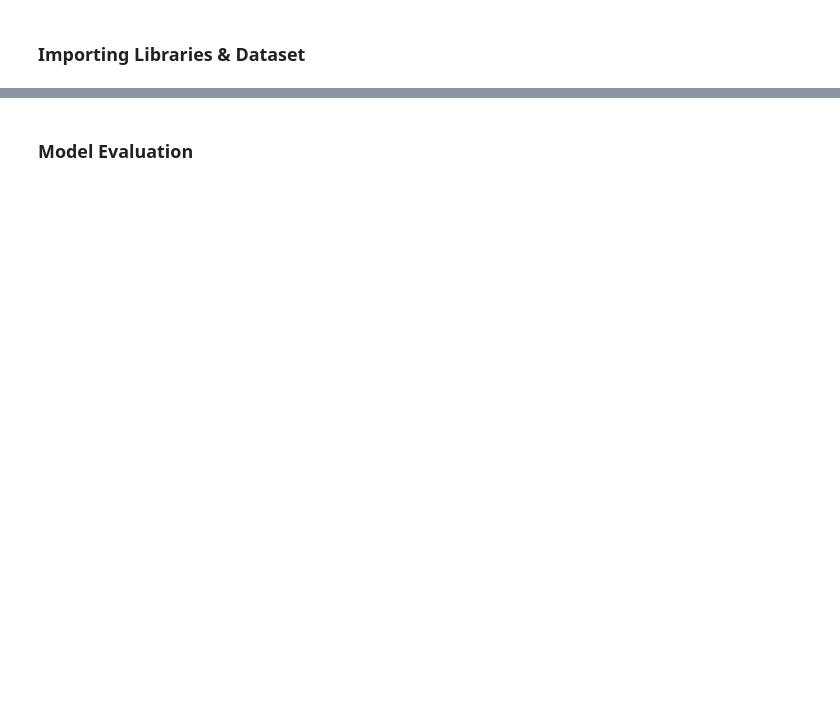
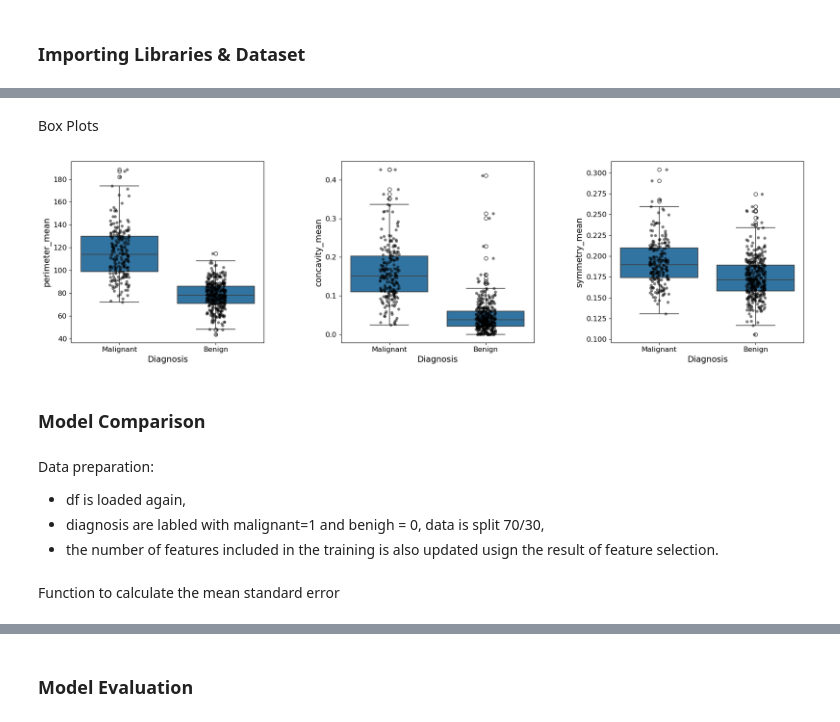
Before and after one commit to hzhou02/DS3000-Group13, a Jupyter notebook: BCproject.ipynb, the cells around one changed output, grey strips where cells are left out. Saved outputs shown, nothing was run; the diff lists cells and outputs as text; code cells hidden in the pictures; blank space fills up the shorter version.

```diff
--- a/BCproject.ipynb
+++ b/BCproject.ipynb
@@ -549,0 +210,40 @@ run_simulation(Xtrain,ytrain,Xtest,ytest)
+# %% [markdown]
+Box Plots
+# %%
+# Create a box plot (predictors with significant distribution overlap)
+col3 = ['perimeter_mean', 'concavity_mean', 'symmetry_mean']
+
+df["diagnosis"] = df["diagnosis"].map({0: "Benign", 1: "Malignant"})
+df = df.dropna(subset=["diagnosis"] + col3)
+
+num_plots = len(col3)
+cols = 3
+rows = (num_plots // cols) + (num_plots % cols > 0)
+
+fig, axes = plt.subplots(rows, cols, figsize=(6 * cols, 5 * rows))
+axes = axes.flatten()
+
+for i, col in enumerate(col3):
+    sns.boxplot(x=df["diagnosis"], y=df[col], linewidth=1.2, ax=axes[i])
+    sns.stripplot(x=df["diagnosis"], y=df[col], color="black", alpha=0.5, jitter=True, ax=axes[i])
+
+    axes[i].set_xlabel("Diagnosis", fontsize=14)
+    axes[i].set_ylabel(col, fontsize=14)
+
+    axes[i].tick_params(axis="both", labelsize=12)
+
+for j in range(num_plots, rows * cols):
+    axes[j].set_visible(False)
+
+plt.tight_layout()
+plt.subplots_adjust(hspace=0.4, wspace=0.4)
+plt.show()
+# %% [output]
+[figure, added]
+# %% [markdown]
+### Model Comparison
+# %% [markdown]
+Data preparation:
+* df is loaded again,
+* diagnosis are labled with malignant=1 and benigh = 0, data is split 70/30,
+* the number of features included in the training is also updated usign the result of feature selection.
@@ -549,0 +262,2 @@ run_simulation(Xtrain,ytrain,Xtest,ytest)
+# %% [markdown]
+Function to calculate the mean standard error
```
Also changed, not shown: parts of 65 cells of this notebook.
